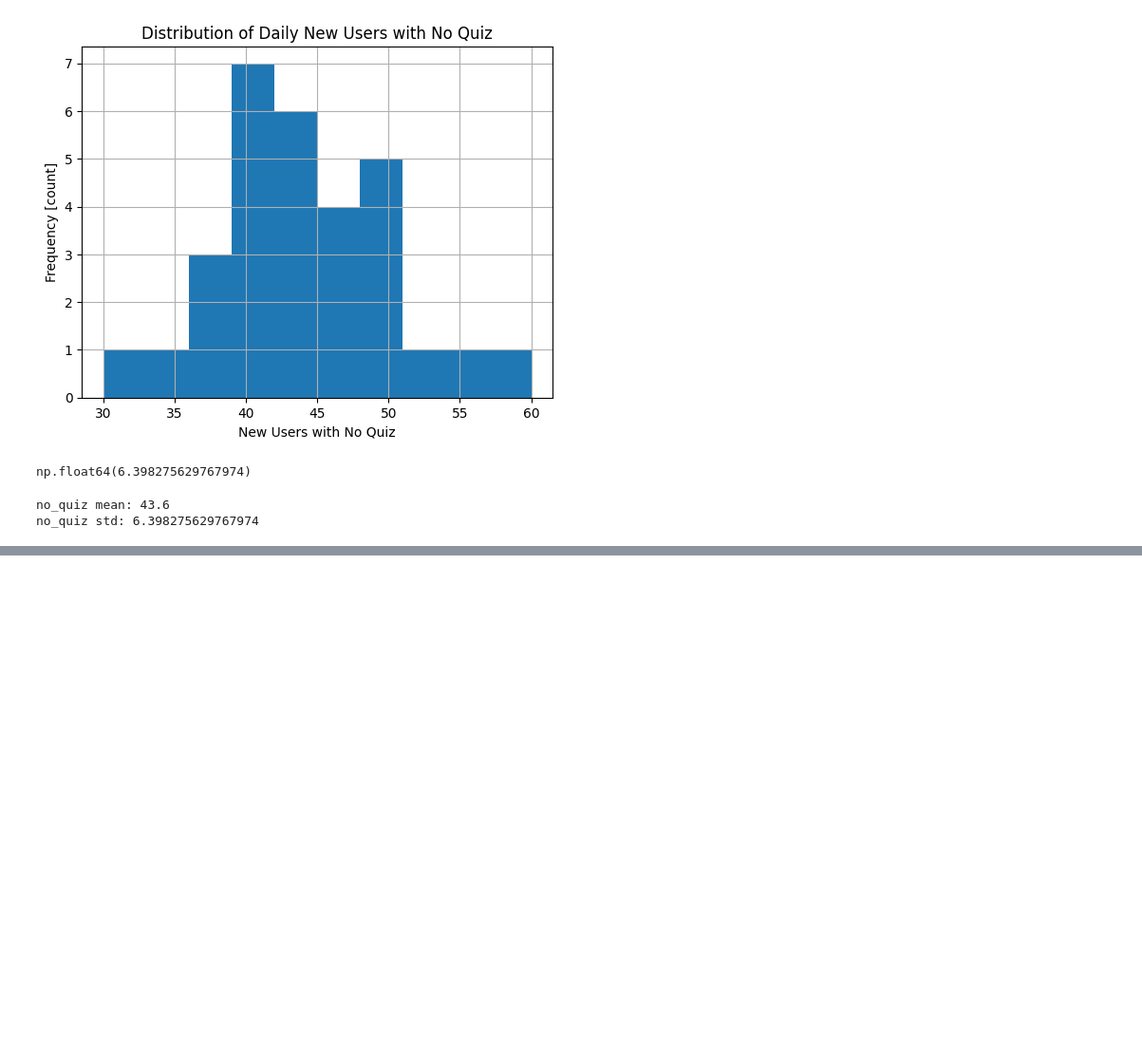
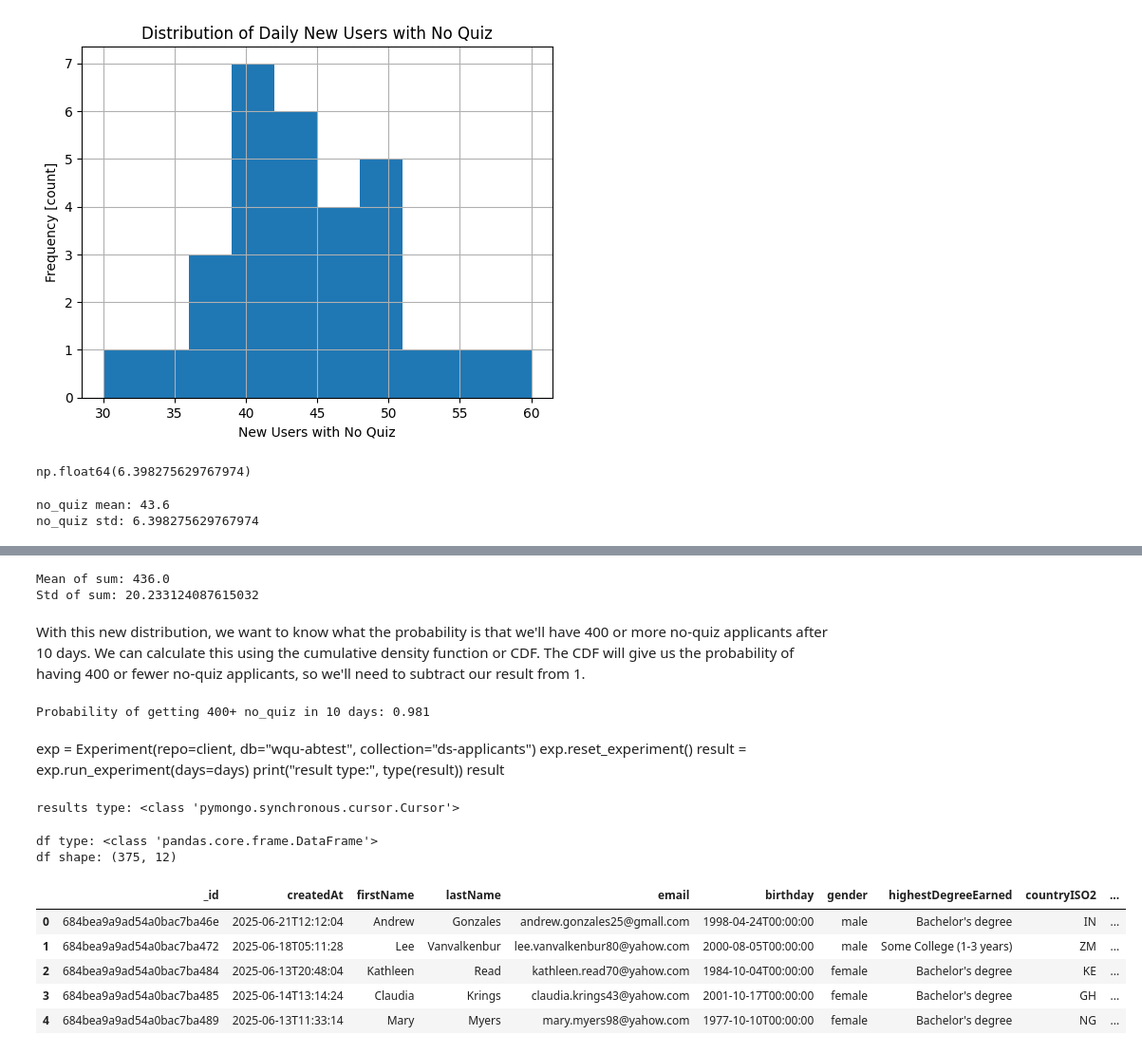
Before and after one commit to programmer-shark/hypothesis-testing, a Jupyter notebook: 073-chi-square-test.ipynb, the cells around one changed output, grey strips where cells are left out. Shown: that part at 95% size. Cells and saved outputs as stored; diff of their text form; code cells hidden in the pictures; blank space fills up the shorter version.

Commit message:
run experiment

```diff
--- a/073-chi-square-test.ipynb
+++ b/073-chi-square-test.ipynb
@@ -132,0 +140,52 @@ no_quiz std: 6.398275629767974
+# %%
+days = 10
+sum_mean = mean * days
+sum_std = std * np.sqrt(days)
+print("Mean of sum:", sum_mean)
+print("Std of sum:", sum_std)
+# %% [output]
+Mean of sum: 436.0
+Std of sum: 20.233124087615032
+# %% [markdown]
+With this new distribution, we want to know what the probability is that we'll have 400 or more no-quiz applicants after 10 days. We can calculate this using the cumulative density function or CDF. The CDF will give us the probability of having 400 or fewer no-quiz applicants, so we'll need to subtract our result from 1.
+# %%
+prob_400_or_fewer = scipy.stats.norm.cdf(
+    group_size*2,
+    loc=sum_mean,
+    scale=sum_std
+)
+prob_400_or_greater = 1 - prob_400_or_fewer
+
+print(
+    f"Probability of getting 400+ no_quiz in {days} days:",
+    round(prob_400_or_greater, 3),
+)
+# %% [output]
+Probability of getting 400+ no_quiz in 10 days: 0.981
+# %% [markdown]
+exp = Experiment(repo=client, db="wqu-abtest", collection="ds-applicants")
+exp.reset_experiment()
+result = exp.run_experiment(days=days)
+print("result type:", type(result))
+result
+# %%
+ds_app = db["ds-applicants-after-exp"]
+result = ds_app.find({"inExperiment": True})
+print("results type:", type(result))
+# %% [output]
+results type: <class 'pymongo.synchronous.cursor.Cursor'>
+# %%
+df = pd.DataFrame(result).dropna()
+
+print("df type:", type(df))
+print("df shape:", df.shape)
+df.head()
+# %% [output]
+df type: <class 'pandas.core.frame.DataFrame'>
+df shape: (375, 12)
+|  | _id | createdAt | firstName | lastName | email | birthday | gender | highestDegreeEarned | countryISO2 | ... |
+| 0 | 684bea9a9ad54a0bac7ba46e | 2025-06-21T12:12:04 | Andrew | Gonzales | andrew.gonzales25@gmall.com | 1998-04-24T00:00:00 | male | Bachelor's degree | IN | ... |
+| 1 | 684bea9a9ad54a0bac7ba472 | 2025-06-18T05:11:28 | Lee | Vanvalkenbur | lee.vanvalkenbur80@yahow.com | 2000-08-05T00:00:00 | male | Some College (1-3 years) | ZM | ... |
+| 2 | 684bea9a9ad54a0bac7ba484 | 2025-06-13T20:48:04 | Kathleen | Read | kathleen.read70@yahow.com | 1984-10-04T00:00:00 | female | Bachelor's degree | KE | ... |
+| 3 | 684bea9a9ad54a0bac7ba485 | 2025-06-14T13:14:24 | Claudia | Krings | claudia.krings43@yahow.com | 2001-10-17T00:00:00 | female | Bachelor's degree | GH | ... |
+| 4 | 684bea9a9ad54a0bac7ba489 | 2025-06-13T11:33:14 | Mary | Myers | mary.myers98@yahow.com | 1977-10-10T00:00:00 | female | Bachelor's degree | NG | ... |
```
Also changed, not shown: parts of 1 cell of this notebook, 2 other files.
